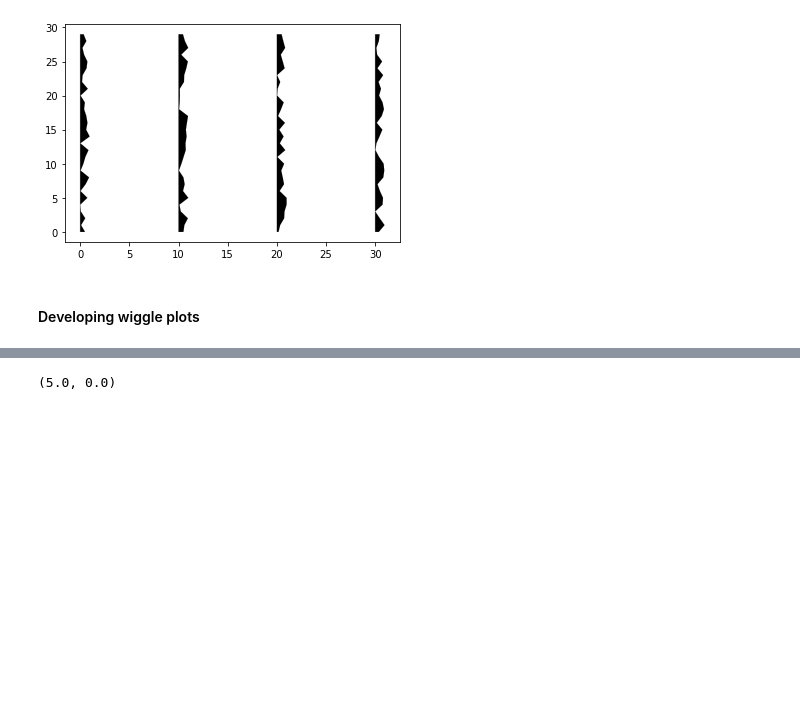
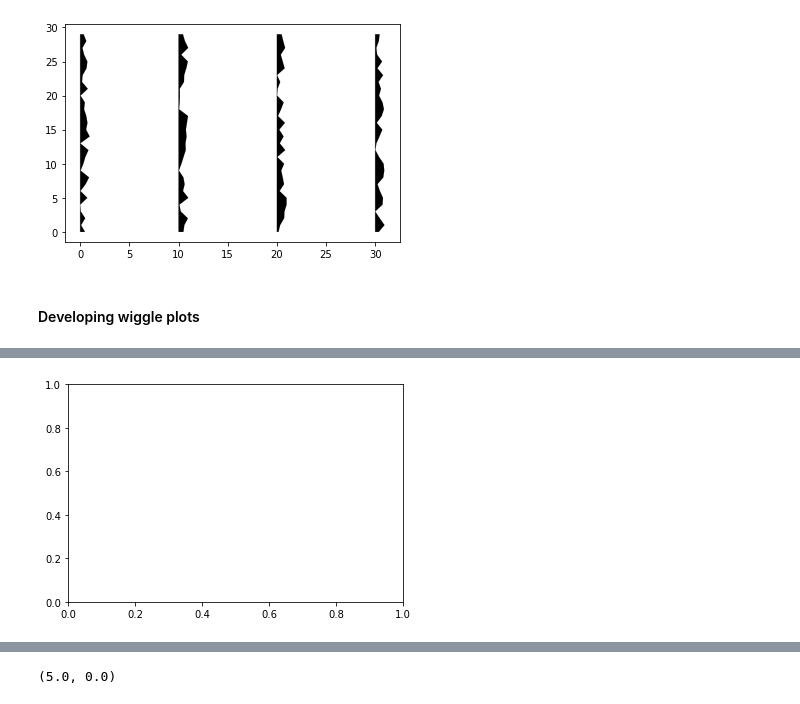
Before and after one commit to kmch/Kolumbo-FWI, a Jupyter notebook: notebooks/Data_fit.ipynb, the cells around one changed output, grey strips where cells are left out. Saved outputs shown, nothing was run; the diff lists cells and outputs as text; code cells hidden in the pictures; blank space fills up the shorter version.

```diff
--- a/notebooks/Data_fit.ipynb
+++ b/notebooks/Data_fit.ipynb
@@ -125,0 +256,8 @@ plt.ylim(5,0)
+# %%
+fig, ax = plt.subplots()
+# ax.get_xticks()
+# ax.get_xticklabels()
+# ax.set_xticks([1,2])
+# ax.set_xticklabels([1,2])
+# %% [output]
+[figure, added]
```
Also changed, not shown: parts of 12 cells of this notebook.
